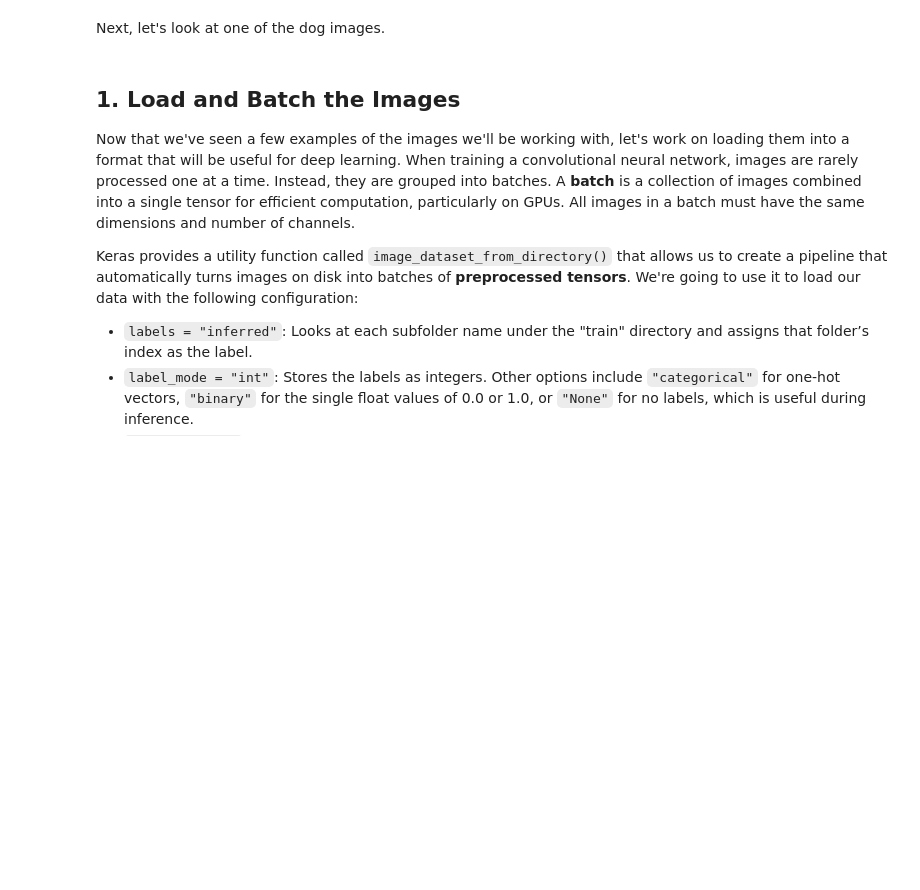
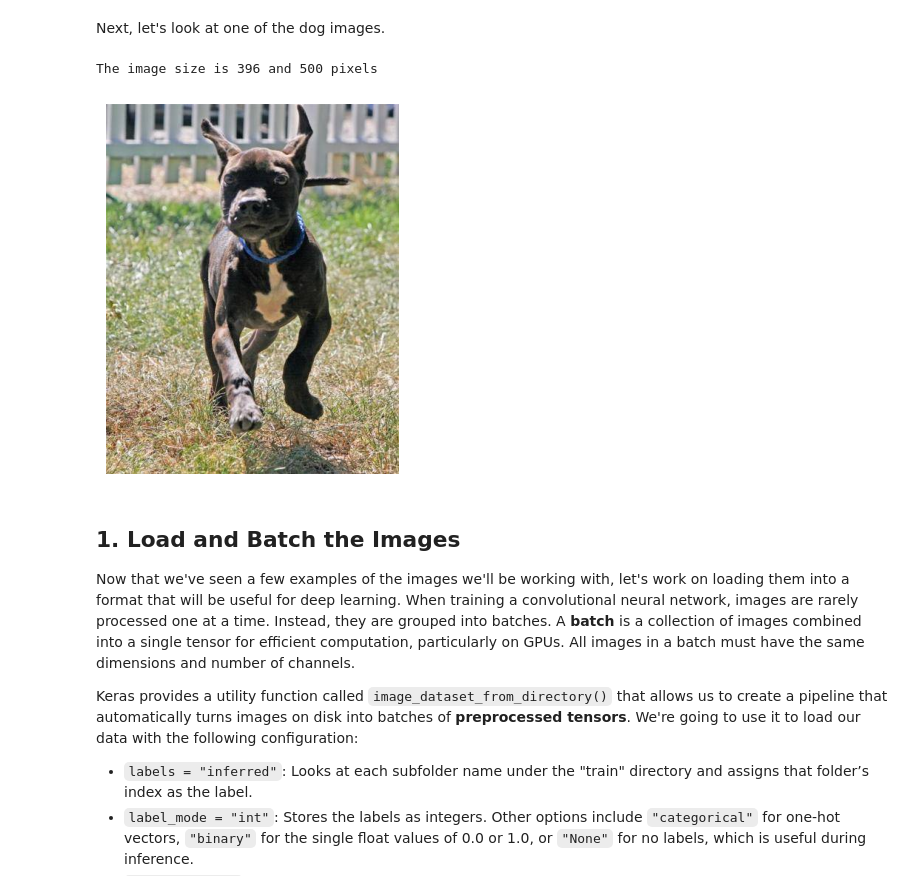
Before and after one commit to sakshigorkhali/CNN_classification, a Jupyter notebook: 01_04b.ipynb, the cells around one changed output. Saved outputs shown, nothing was run; the diff lists cells and outputs as text; code cells hidden in the pictures; blank space fills up the shorter version.

```diff
--- a/01_04b.ipynb
+++ b/01_04b.ipynb
@@ -23,5 +35,14 @@ The images are stored in a directory called `"train"`, with a subdirectory for c
 # %% [markdown]
 Next, let's look at one of the dog images.
+# %%
+img = Image.open('train/dog/dog.352.jpg')
+print(f'The image size is {img.size[0]} and {img.size[1]} pixels')
+plt.imshow(img)
+plt.axis('off')
+plt.show()
+# %% [output]
+The image size is 396 and 500 pixels
+[figure, added]
 # %% [markdown]
 ## 1. Load and Batch the Images
 Now that we've seen a few examples of the images we'll be working with, let's work on loading them into a format that will be useful for deep learning. When training a convolutional neural network, images are rarely processed one at a time. Instead, they are grouped into batches. A **batch** is a collection of images combined into a single tensor for efficient computation, particularly on GPUs. All images in a batch must have the same dimensions and number of channels.
```
Also changed, not shown: parts of 4 cells of this notebook.
